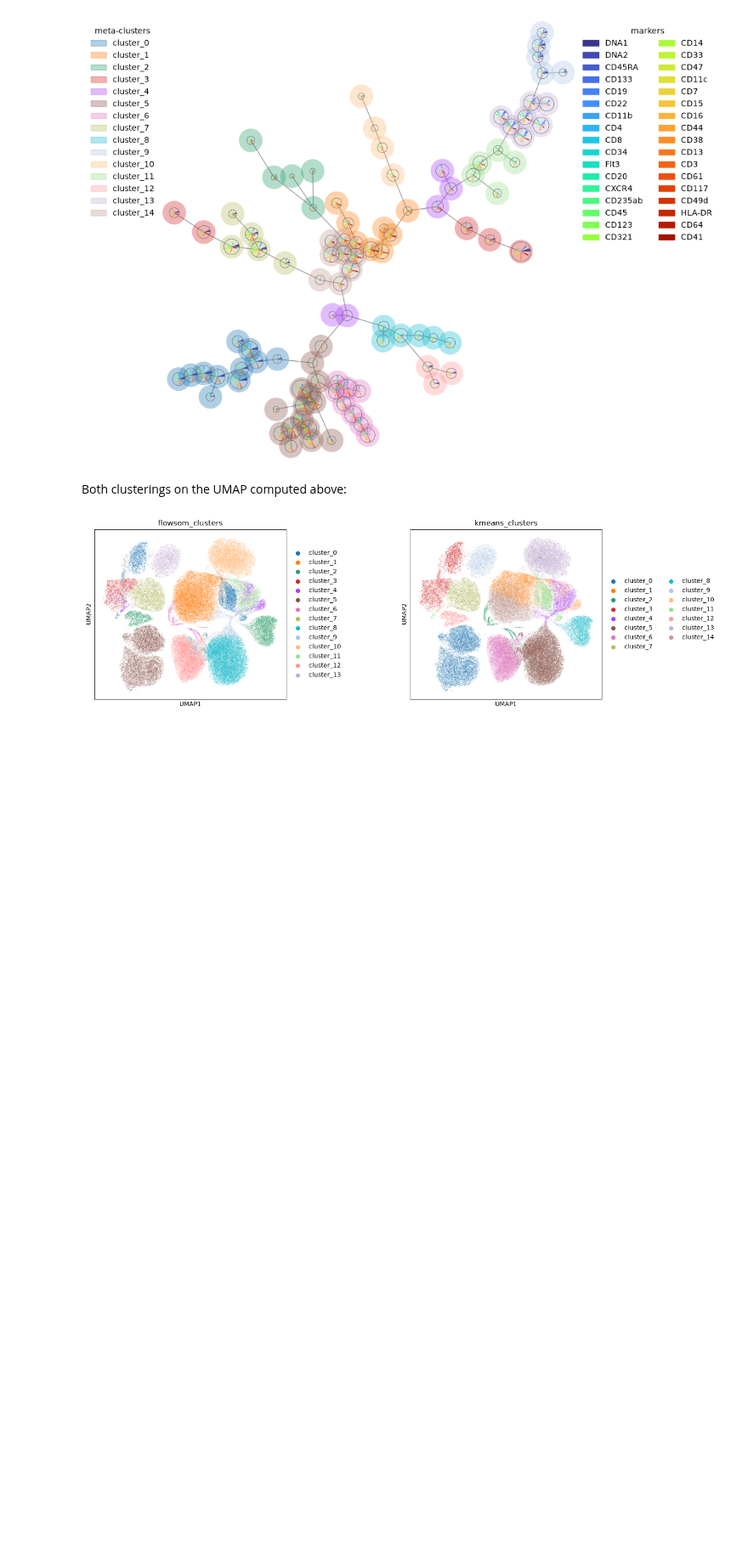
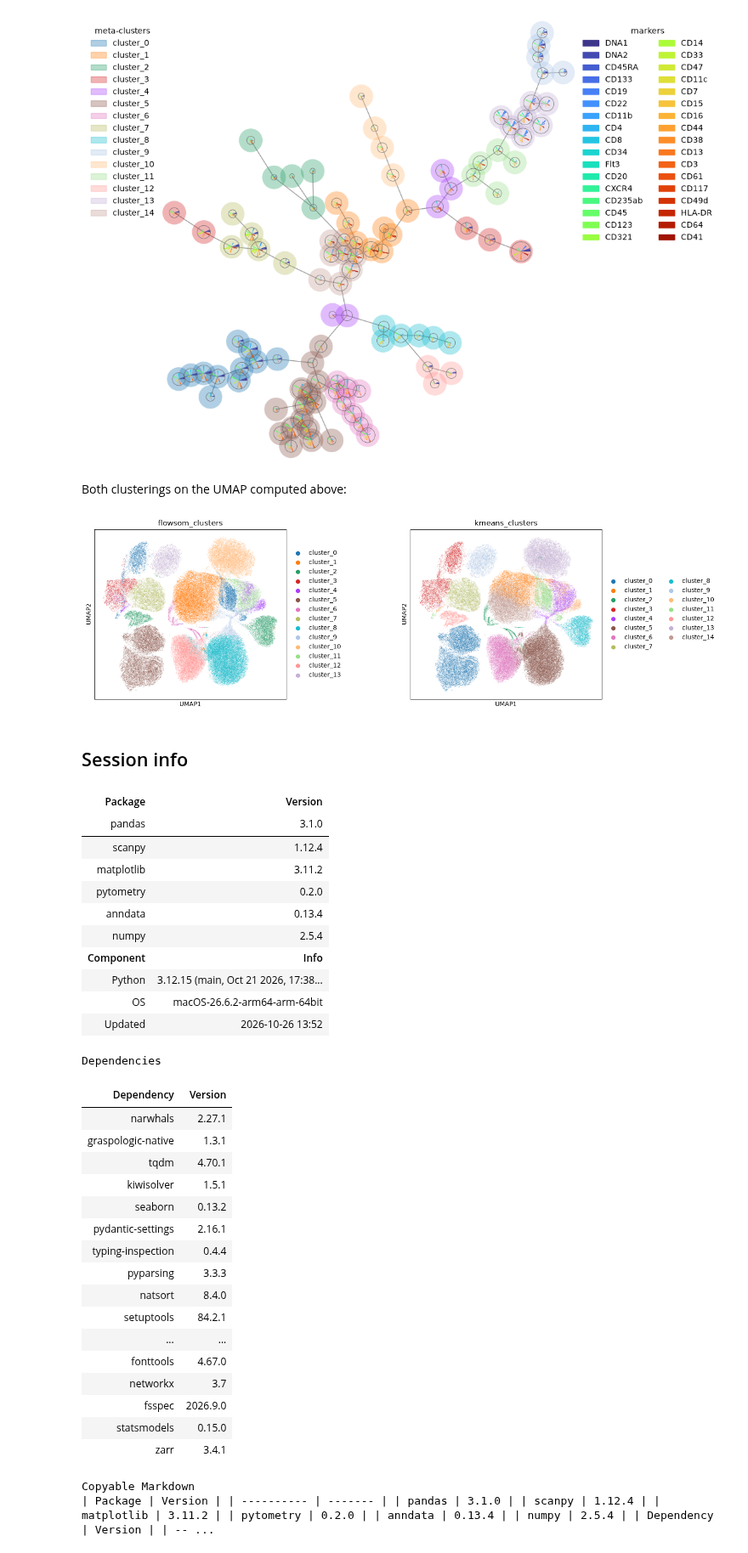
Before and after one commit to scverse/pytometry, a Jupyter notebook: docs/examples/03_flowsom.ipynb, the cells around one changed output. Shown at 85% size. Cells and saved outputs as stored; diff of their text form; code cells hidden in the pictures; blank space fills up the shorter version.

```diff
--- a/docs/examples/03_flowsom.ipynb
+++ b/docs/examples/03_flowsom.ipynb
@@ -318,3 +281,41 @@ Both clusterings on the UMAP computed above:
 sc.pl.umap(adata_flowsom, color=["flowsom_clusters", "kmeans_clusters"], wspace=0.5)
 # %% [output]
 [figure]
+# %% [markdown]
+## Session info
+# %%
+import session_info2
+
+session_info2.session_info()
+# %% [output]
+| Package | Version |
+| pandas | 3.1.0 |
+| scanpy | 1.12.4 |
+| matplotlib | 3.11.2 |
+| pytometry | 0.2.0 |
+| anndata | 0.13.4 |
+| numpy | 2.5.4 |
+| Component | Info |
+| Python | 3.12.15 (main, Oct 21 2026, 17:38... |
+| OS | macOS-26.6.2-arm64-arm-64bit |
+| Updated | 2026-10-26 13:52 |
+Dependencies
+| Dependency | Version |
+| narwhals | 2.27.1 |
+| graspologic-native | 1.3.1 |
+| tqdm | 4.70.1 |
+| kiwisolver | 1.5.1 |
+| seaborn | 0.13.2 |
+| pydantic-settings | 2.16.1 |
+| typing-inspection | 0.4.4 |
+| pyparsing | 3.3.3 |
+| natsort | 8.4.0 |
+| setuptools | 84.2.1 |
+| ... | ... |
+| fonttools | 4.67.0 |
+| networkx | 3.7 |
+| fsspec | 2026.9.0 |
+| statsmodels | 0.15.0 |
+| zarr | 3.4.1 |
+Copyable Markdown
+| Package | Version | | ---------- | ------- | | pandas | 3.1.0 | | scanpy | 1.12.4 | | matplotlib | 3.11.2 | | pytometry | 0.2.0 | | anndata | 0.13.4 | | numpy | 2.5.4 | | Dependency | Version | | -- ...
```
Also changed, not shown: parts of 11 cells of this notebook, 2 other files.
